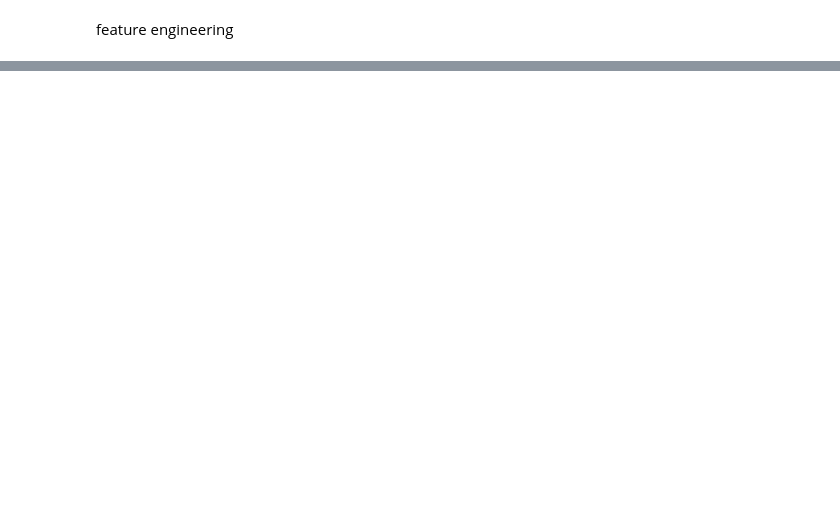
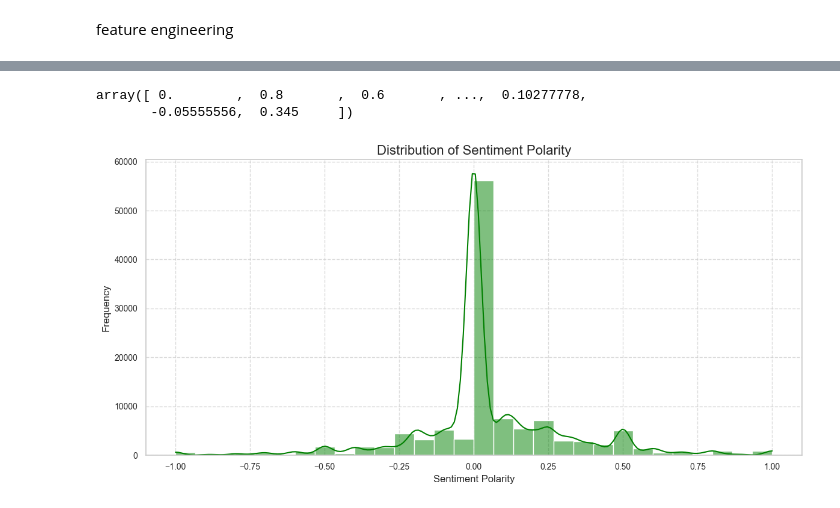
Before and after one commit to madelinebirch/Bias_Classification_for_Headline_Objectivity, a Jupyter notebook: feature engineering ideas.ipynb, the cells around one changed output, grey strips where cells are left out. Saved outputs shown, nothing was run; the diff lists cells and outputs as text; code cells hidden in the pictures; blank space fills up the shorter version.

```diff
--- a/feature engineering ideas.ipynb
+++ b/feature engineering ideas.ipynb
@@ -140,20 +283,26 @@ headlines_filtered.head()
+# %%
+headlines_filtered['Sentiment_Polarity'].unique()
+# %% [output]
+array([ 0.        ,  0.8       ,  0.6       , ...,  0.10277778,
+       -0.05555556,  0.345     ])
 # %%
 # Set a Seaborn style
 sns.set(style="whitegrid")
 
-# Plot histograms for different bias scores
+# Plot the distribution of 'Sentiment_Polarity'
 plt.figure(figsize=(12, 6))
-sns.histplot(x='Sentiment_Polarity', hue='bias', data=headlines_filtered, bins=30, multiple="stack", palette='viridis', edgecolor='w')
+sns.histplot(headlines_filtered['Sentiment_Polarity'], bins=30, kde=True, color='green')
 
 # Style the plot
-plt.title('Distribution of Sentiment Polarity for Different Bias Scores', fontsize=16)
+plt.title('Distribution of Sentiment Polarity', fontsize=16)
 plt.xlabel('Sentiment Polarity', fontsize=12)
 plt.ylabel('Frequency', fontsize=12)
 plt.xticks(fontsize=10)
 plt.yticks(fontsize=10)
-plt.legend(title='Bias Score', title_fontsize='12', loc='upper right')
-plt.grid(axis='y', linestyle='--', alpha=0.7)
+plt.grid(axis='both', linestyle='--', alpha=0.7)
 
 # Show the plot
 plt.tight_layout()
 plt.show()
+# %% [output]
+[figure, added]
```
Also changed, not shown: parts of 26 cells of this notebook.
